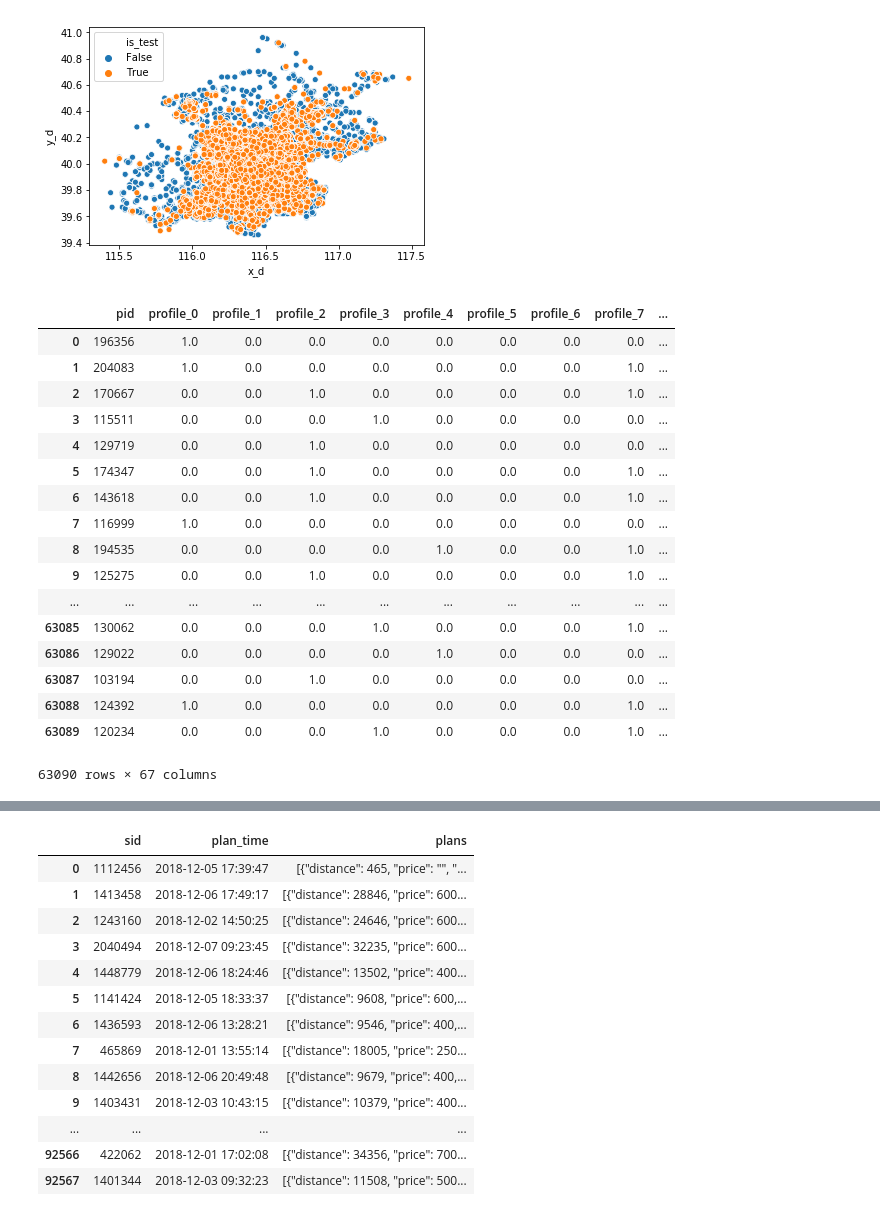
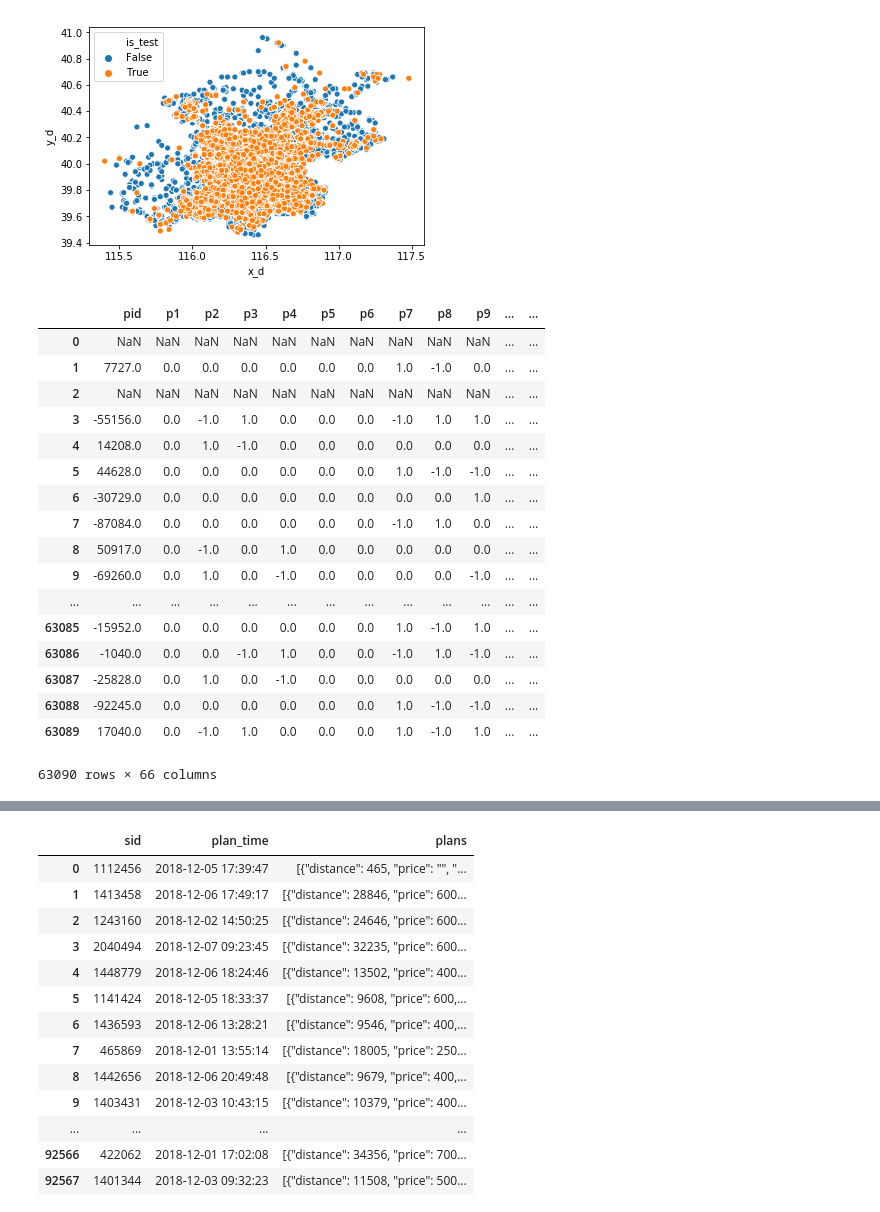
Before and after one commit to MitsuruFujiwara/KDD-Cup-2019, a Jupyter notebook: src/901_EDA.ipynb, the cells around one changed output, grey strips where cells are left out. Cells and saved outputs as stored; diff of their text form; code cells hidden in the pictures.

```diff
--- a/src/901_EDA.ipynb
+++ b/src/901_EDA.ipynb
@@ -195,27 +195,27 @@ sns.scatterplot(x='x_d', y='y_d',hue='is_test' ,data=queries)
 # %% [output]
 <matplotlib.axes._subplots.AxesSubplot at 0x...>
 [figure]
-# %%
-profiles
-# %% [output]
-|  | pid | profile_0 | profile_1 | profile_2 | profile_3 | profile_4 | profile_5 | profile_6 | profile_7 | ... |
-| 0 | 196356 | 1.0 | 0.0 | 0.0 | 0.0 | 0.0 | 0.0 | 0.0 | 0.0 | ... |
-| 1 | 204083 | 1.0 | 0.0 | 0.0 | 0.0 | 0.0 | 0.0 | 0.0 | 1.0 | ... |
-| 2 | 170667 | 0.0 | 0.0 | 1.0 | 0.0 | 0.0 | 0.0 | 0.0 | 1.0 | ... |
-| 3 | 115511 | 0.0 | 0.0 | 0.0 | 1.0 | 0.0 | 0.0 | 0.0 | 0.0 | ... |
-| 4 | 129719 | 0.0 | 0.0 | 1.0 | 0.0 | 0.0 | 0.0 | 0.0 | 0.0 | ... |
-| 5 | 174347 | 0.0 | 0.0 | 1.0 | 0.0 | 0.0 | 0.0 | 0.0 | 1.0 | ... |
-| 6 | 143618 | 0.0 | 0.0 | 1.0 | 0.0 | 0.0 | 0.0 | 0.0 | 1.0 | ... |
-| 7 | 116999 | 1.0 | 0.0 | 0.0 | 0.0 | 0.0 | 0.0 | 0.0 | 0.0 | ... |
-| 8 | 194535 | 0.0 | 0.0 | 0.0 | 0.0 | 1.0 | 0.0 | 0.0 | 1.0 | ... |
-| 9 | 125275 | 0.0 | 0.0 | 1.0 | 0.0 | 0.0 | 0.0 | 0.0 | 1.0 | ... |
-| ... | ... | ... | ... | ... | ... | ... | ... | ... | ... | ... |
-| 63085 | 130062 | 0.0 | 0.0 | 0.0 | 1.0 | 0.0 | 0.0 | 0.0 | 1.0 | ... |
-| 63086 | 129022 | 0.0 | 0.0 | 0.0 | 0.0 | 1.0 | 0.0 | 0.0 | 0.0 | ... |
-| 63087 | 103194 | 0.0 | 0.0 | 1.0 | 0.0 | 0.0 | 0.0 | 0.0 | 0.0 | ... |
-| 63088 | 124392 | 1.0 | 0.0 | 0.0 | 0.0 | 0.0 | 0.0 | 0.0 | 1.0 | ... |
-| 63089 | 120234 | 0.0 | 0.0 | 0.0 | 1.0 | 0.0 | 0.0 | 0.0 | 1.0 | ... |
-63090 rows × 67 columns
+# %%
+profiles.groupby('p0').diff()
+# %% [output]
+|  | pid | p1 | p2 | p3 | p4 | p5 | p6 | p7 | p8 | p9 | ... | ... |
+| 0 | NaN | NaN | NaN | NaN | NaN | NaN | NaN | NaN | NaN | NaN | ... | ... |
+| 1 | 7727.0 | 0.0 | 0.0 | 0.0 | 0.0 | 0.0 | 0.0 | 1.0 | -1.0 | 0.0 | ... | ... |
+| 2 | NaN | NaN | NaN | NaN | NaN | NaN | NaN | NaN | NaN | NaN | ... | ... |
+| 3 | -55156.0 | 0.0 | -1.0 | 1.0 | 0.0 | 0.0 | 0.0 | -1.0 | 1.0 | 1.0 | ... | ... |
+| 4 | 14208.0 | 0.0 | 1.0 | -1.0 | 0.0 | 0.0 | 0.0 | 0.0 | 0.0 | 0.0 | ... | ... |
+| 5 | 44628.0 | 0.0 | 0.0 | 0.0 | 0.0 | 0.0 | 0.0 | 1.0 | -1.0 | -1.0 | ... | ... |
+| 6 | -30729.0 | 0.0 | 0.0 | 0.0 | 0.0 | 0.0 | 0.0 | 0.0 | 0.0 | 1.0 | ... | ... |
+| 7 | -87084.0 | 0.0 | 0.0 | 0.0 | 0.0 | 0.0 | 0.0 | -1.0 | 1.0 | 0.0 | ... | ... |
+| 8 | 50917.0 | 0.0 | -1.0 | 0.0 | 1.0 | 0.0 | 0.0 | 0.0 | 0.0 | 0.0 | ... | ... |
+| 9 | -69260.0 | 0.0 | 1.0 | 0.0 | -1.0 | 0.0 | 0.0 | 0.0 | 0.0 | -1.0 | ... | ... |
+| ... | ... | ... | ... | ... | ... | ... | ... | ... | ... | ... | ... | ... |
+| 63085 | -15952.0 | 0.0 | 0.0 | 0.0 | 0.0 | 0.0 | 0.0 | 1.0 | -1.0 | 1.0 | ... | ... |
+| 63086 | -1040.0 | 0.0 | 0.0 | -1.0 | 1.0 | 0.0 | 0.0 | -1.0 | 1.0 | -1.0 | ... | ... |
+| 63087 | -25828.0 | 0.0 | 1.0 | 0.0 | -1.0 | 0.0 | 0.0 | 0.0 | 0.0 | 0.0 | ... | ... |
+| 63088 | -92245.0 | 0.0 | 0.0 | 0.0 | 0.0 | 0.0 | 0.0 | 1.0 | -1.0 | -1.0 | ... | ... |
+| 63089 | 17040.0 | 0.0 | -1.0 | 1.0 | 0.0 | 0.0 | 0.0 | 1.0 | -1.0 | 1.0 | ... | ... |
+63090 rows × 66 columns
 # %%
 profiles.columns = ['pid']+['profile_{}'.format(i) for i in range(0,66)]
 # %%
```
Also changed, not shown: 9 other files.
